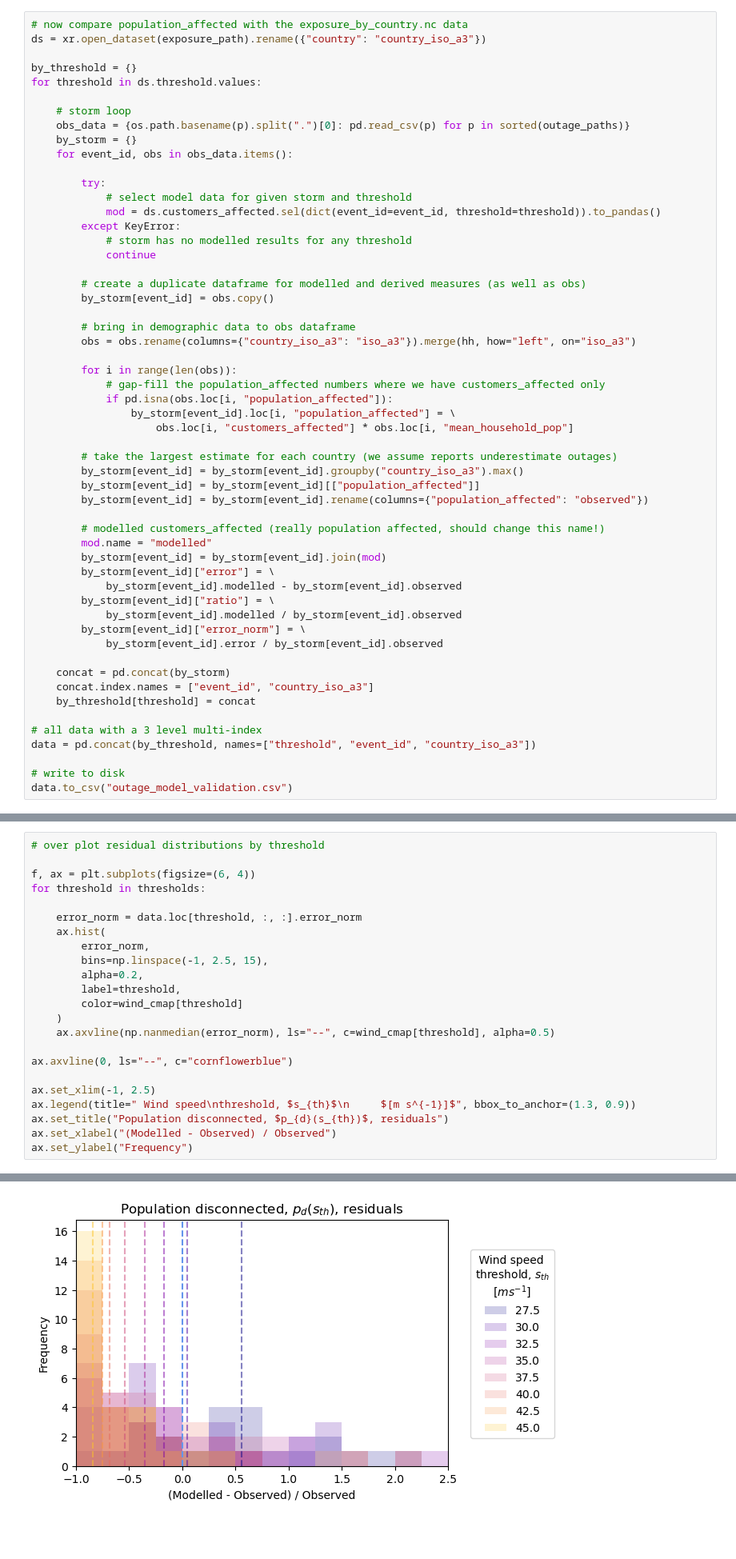
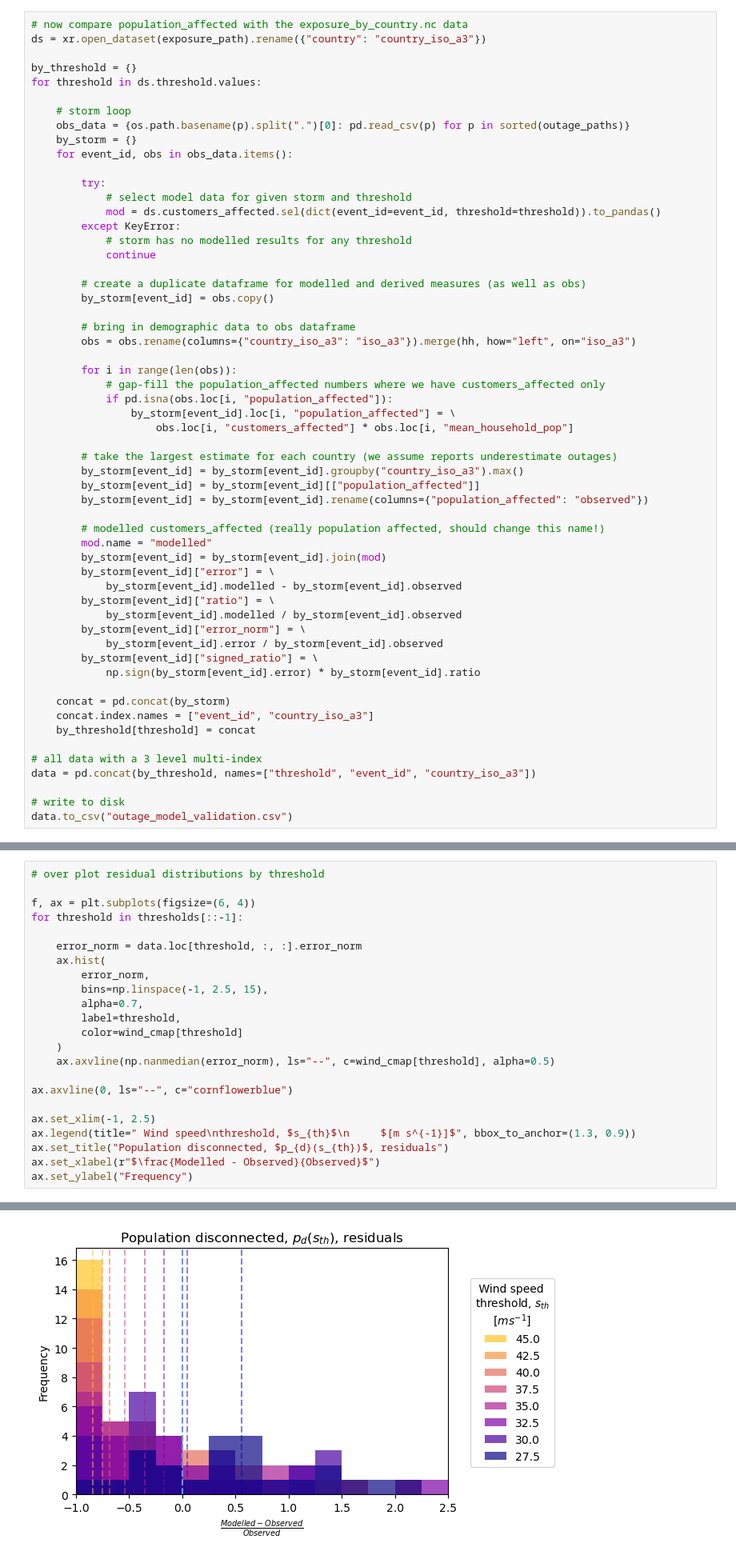
Before and after one commit to nismod/open-gira, a Jupyter notebook: validation/outage_model_validation.ipynb, the cells around one changed output, grey strips where cells are left out. Shown: that part at 80% size. Drawn from its saved outputs; the diff is of its cells as text; blank space fills up the shorter version.

```diff
--- a/validation/outage_model_validation.ipynb
+++ b/validation/outage_model_validation.ipynb
@@ -123,6 +123,8 @@ for threshold in ds.threshold.values:
             by_storm[event_id].modelled / by_storm[event_id].observed
         by_storm[event_id]["error_norm"] = \
             by_storm[event_id].error / by_storm[event_id].observed
+        by_storm[event_id]["signed_ratio"] = \
+            np.sign(by_storm[event_id].error) * by_storm[event_id].ratio
 
     concat = pd.concat(by_storm)
     concat.index.names = ["event_id", "country_iso_a3"]
@@ -353,26 +361,26 @@ plt.subplots_adjust(bottom=0.1, top=0.88, left=0.08, right=0.9, hspace=0.3, wspa
 # %%
 # over plot residual distributions by threshold
 
 f, ax = plt.subplots(figsize=(6, 4))
-for threshold in thresholds:
+for threshold in thresholds[::-1]:
 
     error_norm = data.loc[threshold, :, :].error_norm
     ax.hist(
         error_norm,
         bins=np.linspace(-1, 2.5, 15),
-        alpha=0.2,
+        alpha=0.7,
         label=threshold,
         color=wind_cmap[threshold]
     )
     ax.axvline(np.nanmedian(error_norm), ls="--", c=wind_cmap[threshold], alpha=0.5)
 
 ax.axvline(0, ls="--", c="cornflowerblue")
 
 ax.set_xlim(-1, 2.5)
 ax.legend(title=" Wind speed\nthreshold, $s_{th}$\n     $[m s^{-1}]$", bbox_to_anchor=(1.3, 0.9))
 ax.set_title("Population disconnected, $p_{d}(s_{th})$, residuals")
-ax.set_xlabel("(Modelled - Observed) / Observed")
+ax.set_xlabel(r"$\frac{Modelled - Observed}{Observed}$")
 ax.set_ylabel("Frequency")
 # %% [output]
 Text(0, 0.5, 'Frequency')
-[figure, old version]
+[figure, new version]
```
Also changed, not shown: parts of 4 cells of this notebook.
